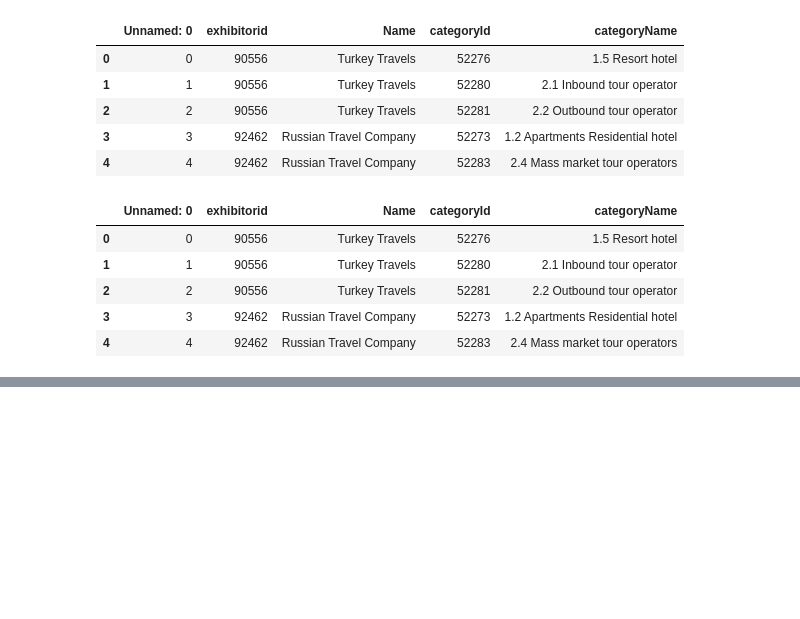
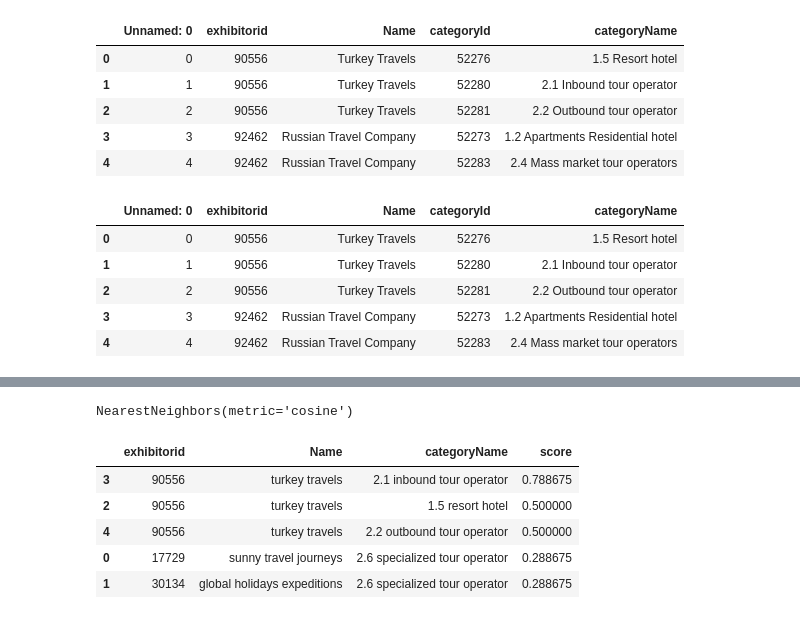
Before and after one commit to piyushnishantedu/ITE-data-sciene-assignment, a Jupyter notebook: code/matching_model/recommend_exhibitors_by_visitor_email.ipynb, the cells around one changed output, grey strips where cells are left out. Cells and saved outputs as stored; diff of their text form; code cells hidden in the pictures; blank space fills up the shorter version.

Commit message:
integrate hybrid recommendation

```diff
--- a/code/matching_model/recommend_exhibitors_by_visitor_email.ipynb
+++ b/code/matching_model/recommend_exhibitors_by_visitor_email.ipynb
@@ -155,0 +166,48 @@ faiss_index.add(np.array(exhibitor_df_final["name_cat_embedding"].tolist()))
+# %%
+visitor_tfidf = tfidf.fit_transform(visitor_df_final["answer"])
+exhibitor_tfidf = tfidf.transform(exhibitor_cat_name)
+# %%
+exhibitor_knn_model = NearestNeighbors(n_neighbors=5, metric='cosine')
+exhibitor_knn_model.fit(exhibitor_tfidf)
+
+visitor_knn_model = NearestNeighbors(n_neighbors=5, metric='cosine')
+visitor_knn_model.fit(visitor_tfidf)
+# %% [output]
+NearestNeighbors(metric='cosine')
+# %%
+faiss_index = faiss.IndexFlatL2(visitor_tfidf.shape[1])
+faiss_index.add(visitor_tfidf.toarray())
+# %%
+def hybrid_recommend_exhibitors(email,visitor_df_final,exhibitor_df_final,alpha=0.5):
+    visitor_row = visitor_df_final[visitor_df_final['email'] == email]
+    if visitor_row.empty:
+        return "No available answers for this visitor."
+    visitor_vector = tfidf.transform(visitor_row['answer'].fillna(''))
+
+    # Nearesrt Neighbour based Recommendations
+    knn_distances, knn_indices = exhibitor_knn_model.kneighbors(visitor_vector)
+    knn_scores = 1 - knn_distances  # Convert distances to similarity scores
+    knn_recommendations = exhibitor_df_final.iloc[knn_indices[0]][['exhibitorid', 'Name', 'categoryName']]
+    knn_recommendations['score'] = alpha * knn_scores.flatten()
+
+    # Semantic search based Recommendations
+    faiss_distances, faiss_indices = faiss_index.search(visitor_vector.toarray(), 5)
+    faiss_scores = 1 / (1 + faiss_distances)  # Convert L2 distances to similarity scores
+    recommendations_semantic_search_model = exhibitor_df_final.iloc[faiss_indices[0]][['exhibitorid', 'Name', 'categoryName']]
+    recommendations_semantic_search_model['score'] = (1 - alpha) * faiss_scores.flatten()
+
+    # Combine Nearest Neighbour model and semantic search model
+    final_recommendations = pd.concat([knn_recommendations, recommendations_semantic_search_model])
+    final_recommendations = final_recommendations.groupby(['exhibitorid', 'Name', 'categoryName']).sum().reset_index()
+    final_recommendations = final_recommendations.sort_values(by='score', ascending=False)
+
+    return final_recommendations.head(5)  # Return top 5 recommendations
+# %%
+hybrid_recommend_exhibitors("3990147_SeNs@gmail.com",visitor_df_final,exhibitor_df_final)
+# %% [output]
+|  | exhibitorid | Name | categoryName | score |
+| 3 | 90556 | turkey travels | 2.1 inbound tour operator | 0.788675 |
+| 2 | 90556 | turkey travels | 1.5 resort hotel | 0.500000 |
+| 4 | 90556 | turkey travels | 2.2 outbound tour operator | 0.500000 |
+| 0 | 17729 | sunny travel journeys | 2.6 specialized tour operator | 0.288675 |
+| 1 | 30134 | global holidays expeditions | 2.6 specialized tour operator | 0.288675 |
```
Also changed, not shown: parts of 5 cells of this notebook.
